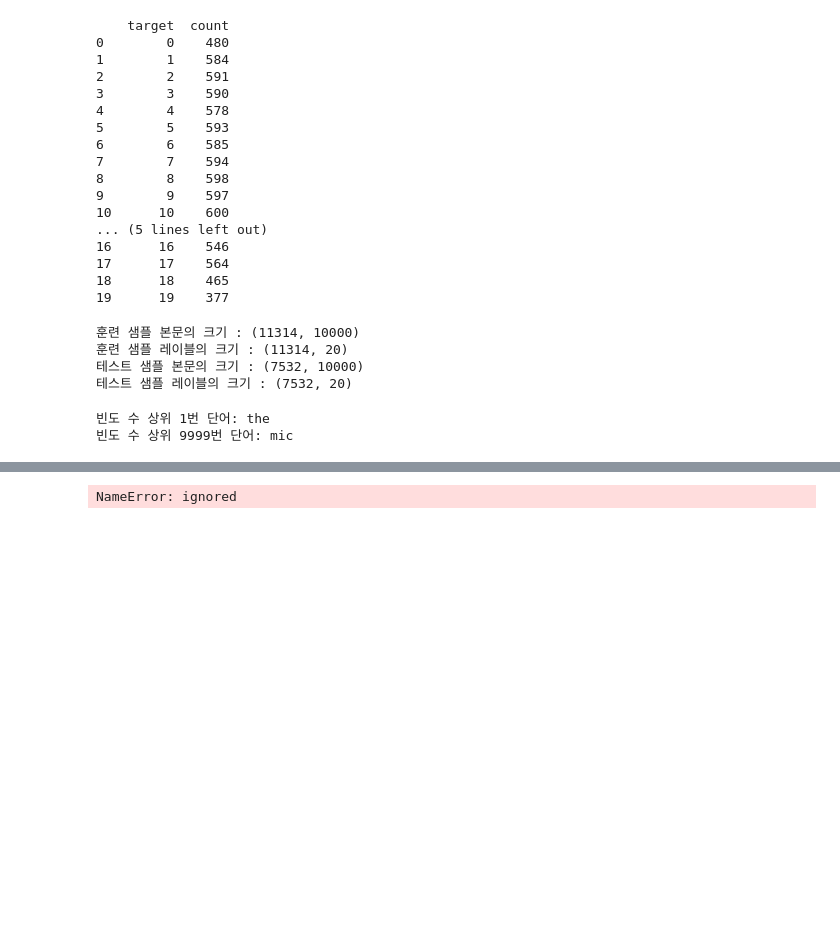
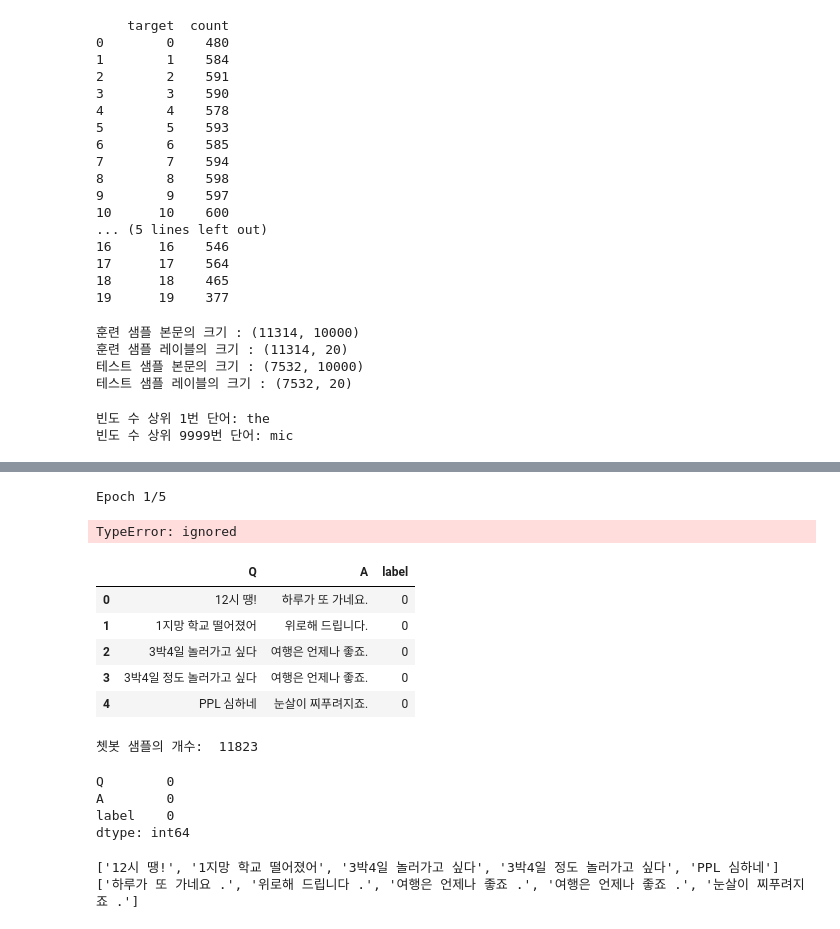
Before and after one commit to Gugo-le/ML-study, a Jupyter notebook: MLP.ipynb, the cells around one changed output, grey strips where cells are left out. Saved outputs shown, nothing was run; the diff lists cells and outputs as text; code cells hidden in the pictures; blank space fills up the shorter version.

```diff
--- a/MLP.ipynb
+++ b/MLP.ipynb
@@ -202,7 +231,10 @@ def fit_and_evaluate(X_train, y_train, X_test, y_test):
 # %%
-modes = ['binary', 'count', 'tfidf', 'freq'] # 4개의 모드를 리스트에 저장.
+modes = ['binary', 'count', 'tfidf', 'freq']
 
-for mode in modes: # 4개의 모드에 대해서 각각 아래의 작업을 반복한다.
-    X_train, X_test, _ = prepare_data(train_email, test_email, mode) #모드에 따라서 데이터를 전처리
+for mode in modes:
+  X_train, X_test, _ = prepare_data(train_email, test_email, mode)
+  score = fit_and_evaluate(X_train, y_train, X_test, y_test)
+  print(mode+ '모드의 테스트 정확도:', score)
 # %% [output]
-NameError: ignored
+Epoch 1/5
+TypeError: ignored
@@ -208,0 +250,23 @@ NameError: ignored
+# %%
+urllib.request.urlretrieve("https://raw.githubusercontent.com/songys/Chatbot_data/master/ChatbotData.csv", filename="ChatBotData.csv")
+train_data = pd.read_csv('ChatBotData.csv')
+train_data.head()
+# %% [output]
+|  | Q | A | label |
+| 0 | 12시 땡! | 하루가 또 가네요. | 0 |
+| 1 | 1지망 학교 떨어졌어 | 위로해 드립니다. | 0 |
+| 2 | 3박4일 놀러가고 싶다 | 여행은 언제나 좋죠. | 0 |
+| 3 | 3박4일 정도 놀러가고 싶다 | 여행은 언제나 좋죠. | 0 |
+| 4 | PPL 심하네 | 눈살이 찌푸려지죠. | 0 |
+# %%
+print('쳇봇 샘플의 개수: ', len(train_data))
+# %% [output]
+쳇봇 샘플의 개수:  11823
+# %%
+# 불필요한 샘플의 개수
+print(train_data.isnull().sum())
+# %% [output]
+Q        0
+A        0
+label    0
+dtype: int64
@@ -208,0 +289,6 @@ NameError: ignored
+# %%
+print(questions[:5])
+print(answers[:5])
+# %% [output]
+['12시 땡!', '1지망 학교 떨어졌어', '3박4일 놀러가고 싶다', '3박4일 정도 놀러가고 싶다', 'PPL 심하네']
+['하루가 또 가네요 .', '위로해 드립니다 .', '여행은 언제나 좋죠 .', '여행은 언제나 좋죠 .', '눈살이 찌푸려지죠 .']
```
Also changed, not shown: parts of 5 cells of this notebook.
